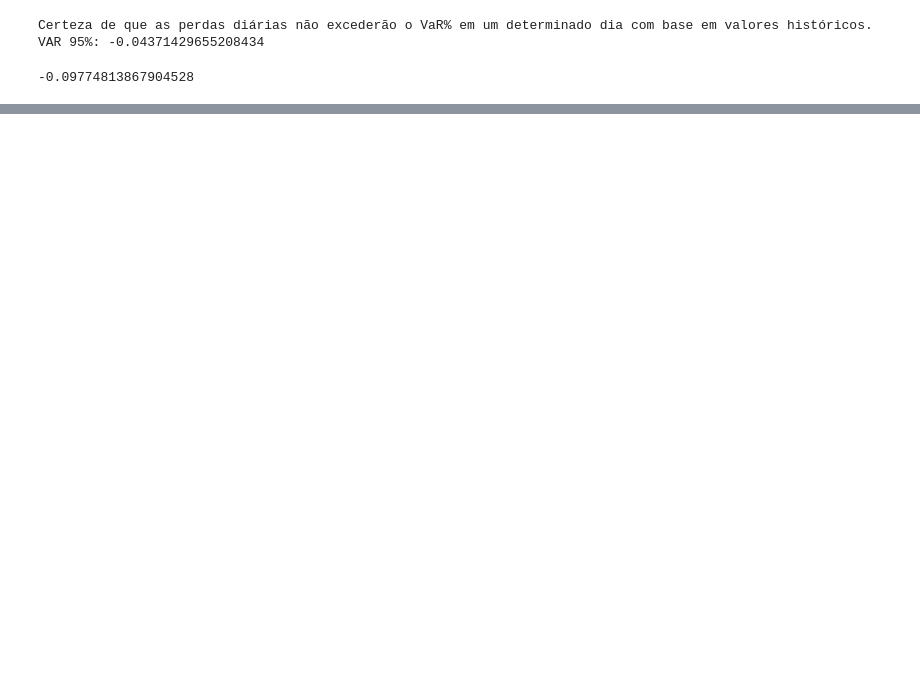
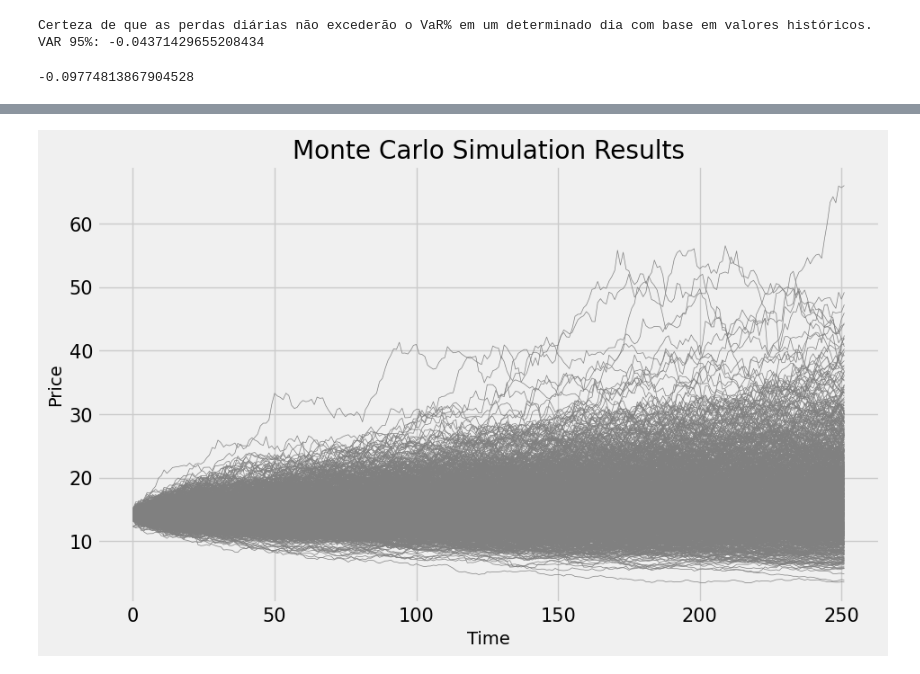
Before and after one commit to djalmarodriguess/Machine_Learning_Study, a Jupyter notebook: 08 - Series Temporais Monte Carlo.ipynb, the cells around one changed output, grey strips where cells are left out. Cells and saved outputs as stored; diff of their text form; code cells hidden in the pictures; blank space fills up the shorter version.

```diff
--- a/08 - Series Temporais Monte Carlo.ipynb
+++ b/08 - Series Temporais Monte Carlo.ipynb
@@ -310,0 +380,22 @@ plt.show()
+# %%
+import matplotlib.pyplot as plt
+
+def plot_simulation_results(results):
+    """
+    Plot Monte Carlo simulation results.
+
+    Parameters:
+    results (pd.DataFrame): Monte Carlo simulation results.
+    """
+    plt.figure(figsize=(10,6))
+    for i in results.columns:
+        plt.plot(results[i], color='gray', linewidth=0.5)
+    plt.title('Monte Carlo Simulation Results')
+    plt.xlabel('Time')
+    plt.ylabel('Price')
+    plt.show()
+
+# Plot the simulation results
+plot_simulation_results(results)
+# %% [output]
+[figure, added]
```
Also changed, not shown: parts of 21 cells of this notebook, 4 other files.
